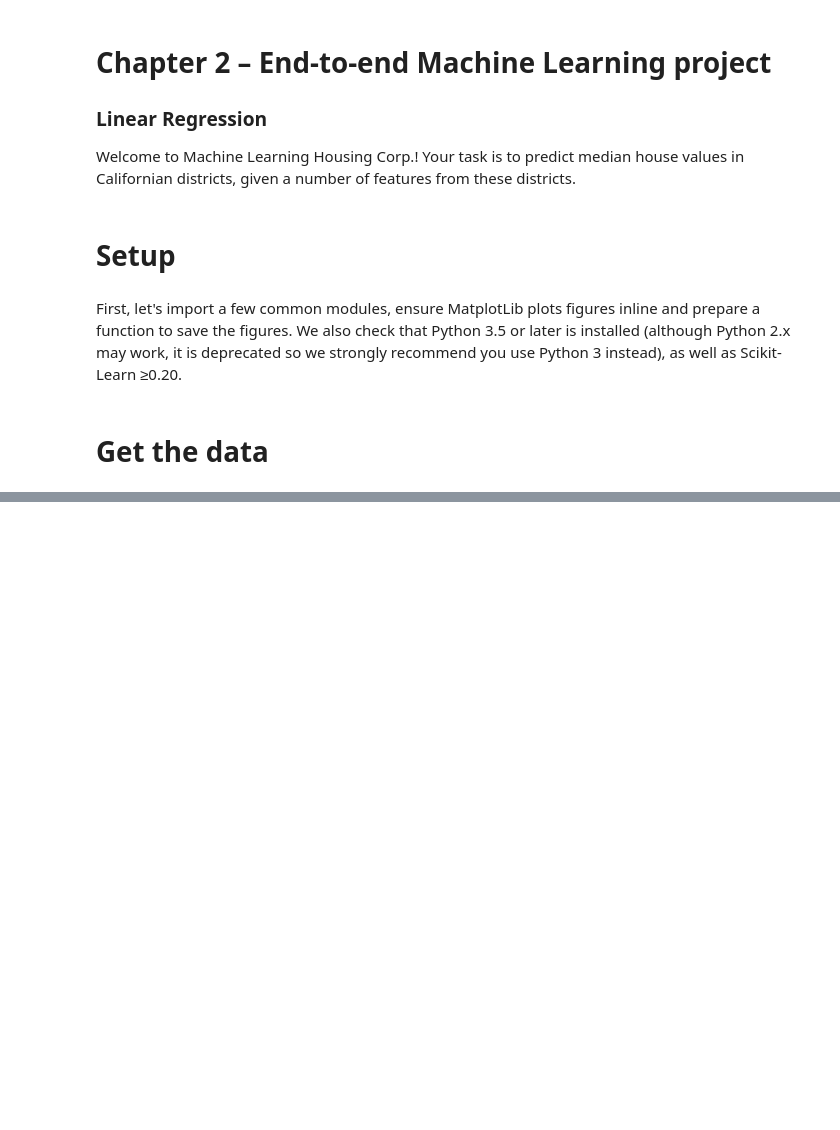
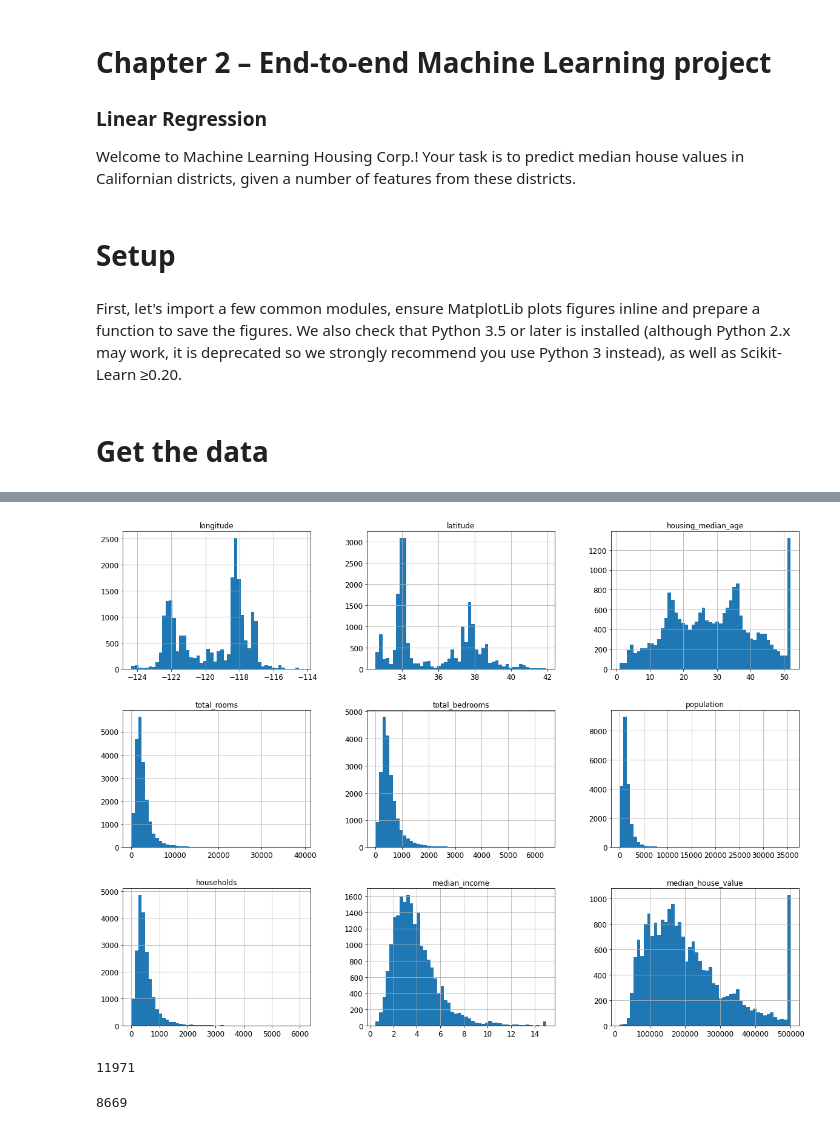
Before and after one commit to akshitgupta29/Hands-On-Machine-Learning, a Jupyter notebook: Chapter_2_end_to_end_machine_learning_project.ipynb, the cells around one changed output, grey strips where cells are left out. Drawn from its saved outputs; the diff is of its cells as text; code cells hidden in the pictures; blank space fills up the shorter version.

```diff
--- a/Chapter_2_end_to_end_machine_learning_project.ipynb
+++ b/Chapter_2_end_to_end_machine_learning_project.ipynb
@@ -74,3 +74,5 @@ fetch_housing_data()
 def load_housing_data (housing_path = HOUSING_PATH):
   csv_path = os.path.join(housing_path, "housing.csv")
   return pd.read_csv(csv_path)
+# %%
+data = load_housing_data()
@@ -76,0 +129,9 @@ def load_housing_data (housing_path = HOUSING_PATH):
+# %%
+#Plotting a matplotlib graph for exploring the data
+%matplotlib inline
+import matplotlib.pyplot as plt
+
+data.hist(bins=50, figsize=(20,15))
+plt.show()
+# %% [output]
+[figure, added]
@@ -76,0 +142,8 @@ def load_housing_data (housing_path = HOUSING_PATH):
+# %%
+len(train_data)
+# %% [output]
+11971
+# %%
+len(test_data)
+# %% [output]
+8669
```
Also changed, not shown: parts of 5 cells of this notebook.
